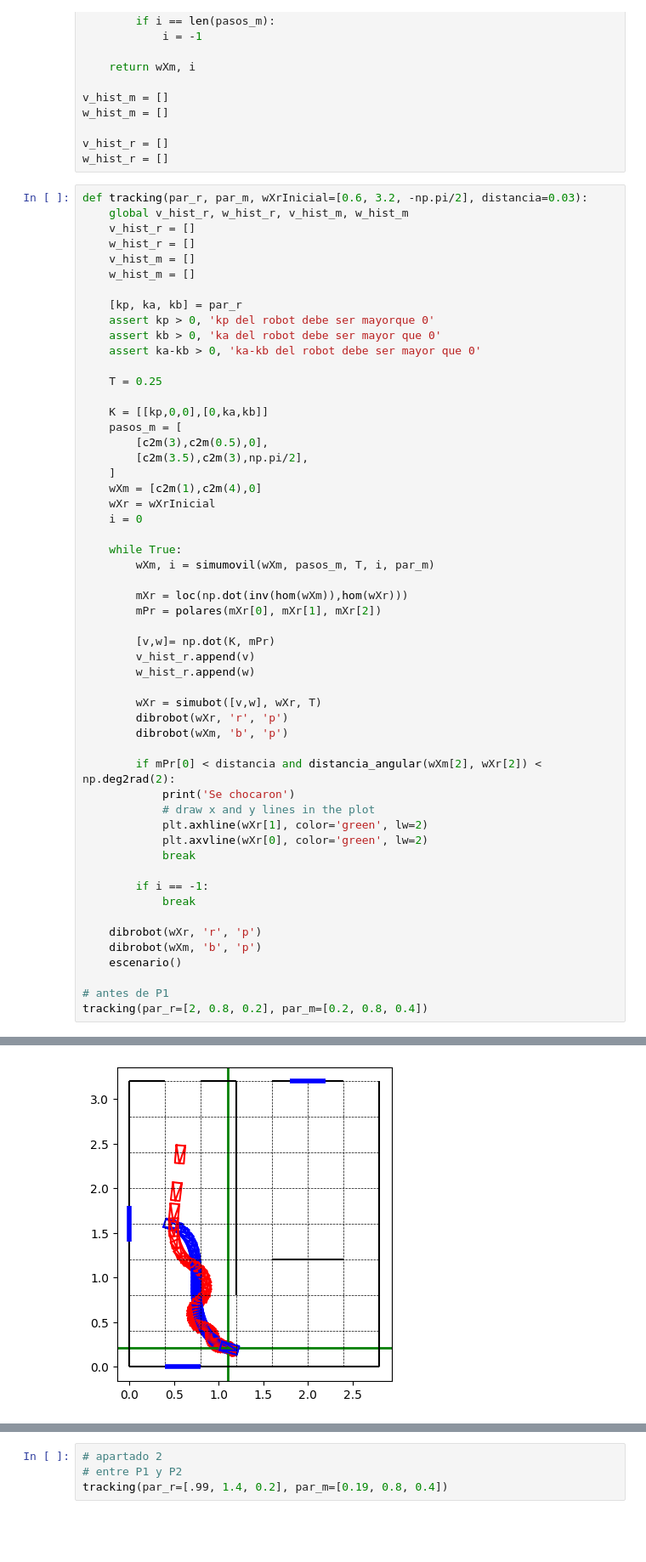
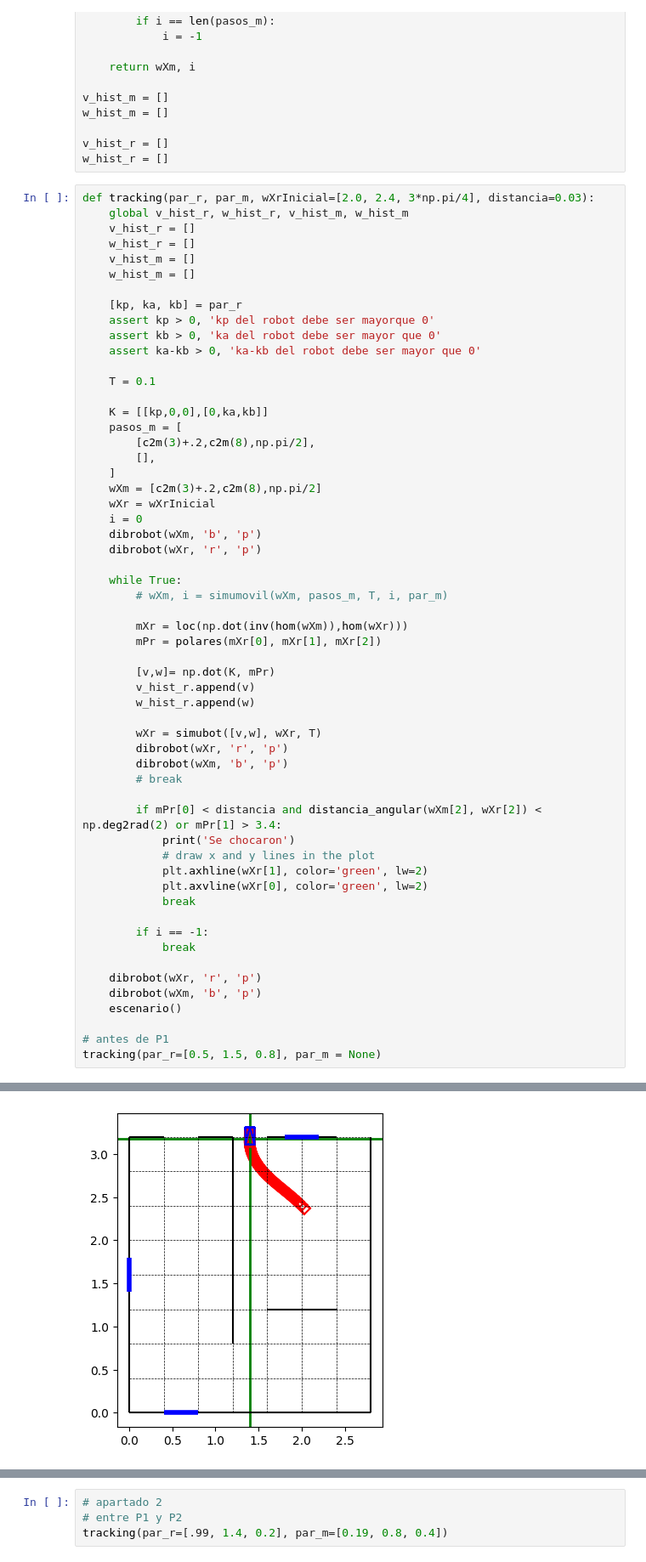
Before and after one commit to 841723/robotica, a Jupyter notebook: ejs/ej3.ipynb, the cells around one changed output, grey strips where cells are left out. Shown: that part at 85% size. Drawn from its saved outputs; the diff is of its cells as text; blank space fills up the shorter version.

```diff
--- a/ejs/ej3.ipynb
+++ b/ejs/ej3.ipynb
@@ -80,7 +80,7 @@ w_hist_m = []
 v_hist_r = []
 w_hist_r = []
 # %%
-def tracking(par_r, par_m, wXrInicial=[0.6, 3.2, -np.pi/2], distancia=0.03):
+def tracking(par_r, par_m, wXrInicial=[2.0, 2.4, 3*np.pi/4], distancia=0.03):
     global v_hist_r, w_hist_r, v_hist_m, w_hist_m
     v_hist_r = []
     w_hist_r = []
@@ -92,50 +92,53 @@ def tracking(par_r, par_m, wXrInicial=[0.6, 3.2, -np.pi/2], distancia=0.03):
     assert kb > 0, 'ka del robot debe ser mayor que 0'
     assert ka-kb > 0, 'ka-kb del robot debe ser mayor que 0'
 
-    T = 0.25
+    T = 0.1
 
     K = [[kp,0,0],[0,ka,kb]]
     pasos_m = [
-        [c2m(3),c2m(0.5),0],
-        [c2m(3.5),c2m(3),np.pi/2],
+        [c2m(3)+.2,c2m(8),np.pi/2],
+        [],
     ]
-    wXm = [c2m(1),c2m(4),0]
+    wXm = [c2m(3)+.2,c2m(8),np.pi/2]
     wXr = wXrInicial
     i = 0
+    dibrobot(wXm, 'b', 'p')
+    dibrobot(wXr, 'r', 'p')
 
     while True:
-        wXm, i = simumovil(wXm, pasos_m, T, i, par_m)
+        # wXm, i = simumovil(wXm, pasos_m, T, i, par_m)
 
         mXr = loc(np.dot(inv(hom(wXm)),hom(wXr)))
         mPr = polares(mXr[0], mXr[1], mXr[2])
 
         [v,w]= np.dot(K, mPr)
         v_hist_r.append(v)
         w_hist_r.append(w)
 
         wXr = simubot([v,w], wXr, T)
         dibrobot(wXr, 'r', 'p')
         dibrobot(wXm, 'b', 'p')
+        # break
 
-        if mPr[0] < distancia and distancia_angular(wXm[2], wXr[2]) < np.deg2rad(2):
+        if mPr[0] < distancia and distancia_angular(wXm[2], wXr[2]) < np.deg2rad(2) or mPr[1] > 3.4:
             print('Se chocaron')
             # draw x and y lines in the plot
             plt.axhline(wXr[1], color='green', lw=2)
             plt.axvline(wXr[0], color='green', lw=2)
             break
 
         if i == -1:
             break
 
     dibrobot(wXr, 'r', 'p')
     dibrobot(wXm, 'b', 'p')
     escenario()
 
 # antes de P1
-tracking(par_r=[2, 0.8, 0.2], par_m=[0.2, 0.8, 0.4])
+tracking(par_r=[0.5, 1.5, 0.8], par_m = None)
 # %% [output]
 Se chocaron
-[figure, old version]
+[figure, new version]
 # %%
 fig, ax = plt.subplots(2,1)
 
```
Also changed, not shown: parts of 1 cell of this notebook, 4 other files.
